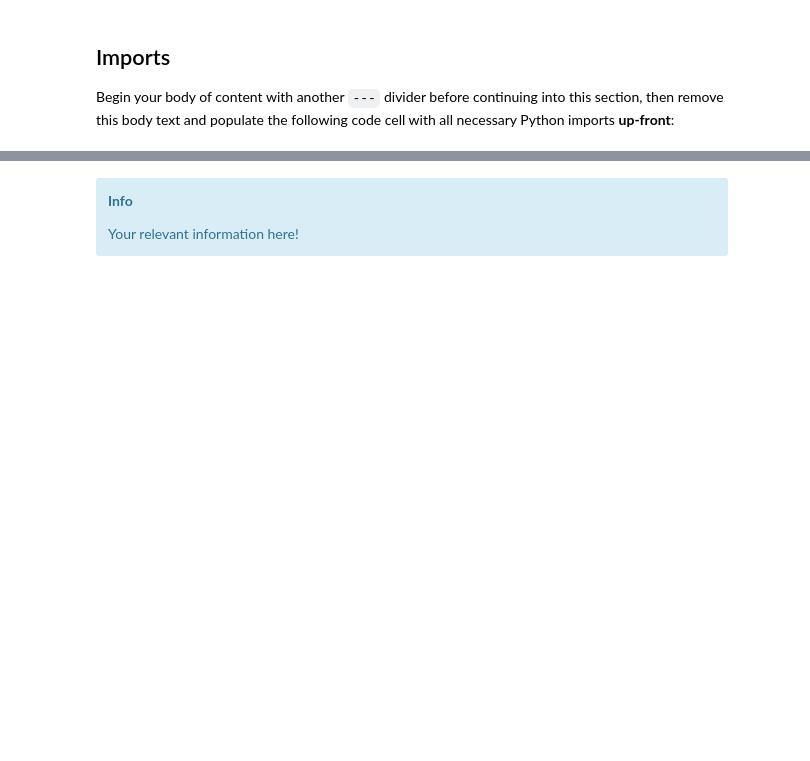
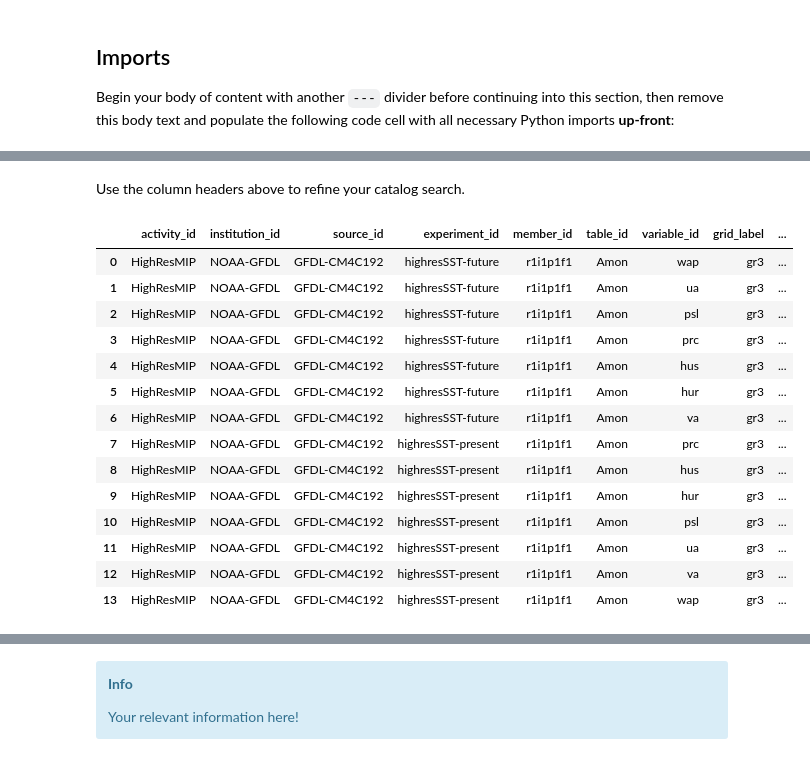
Before and after one commit to ProjectPythia/CFC-extreme-weather-cookbook, a Jupyter notebook: notebooks/cfc-atm.ipynb, the cells around one changed output, grey strips where cells are left out. Cells and saved outputs as stored; diff of their text form; code cells hidden in the pictures; blank space fills up the shorter version.

Commit message:
switched to intake-ESM for multiple variables.

```diff
--- a/notebooks/cfc-atm.ipynb
+++ b/notebooks/cfc-atm.ipynb
@@ -322,0 +165,4 @@ If you're comfortable, and as we briefly used for our embedded logo up top, you
+# %%
+cat_url = "https://storage.googleapis.com/cmip6/pangeo-cmip6.json"
+col = intake.open_esm_datastore(cat_url)
+col
@@ -322,0 +184,22 @@ If you're comfortable, and as we briefly used for our embedded logo up top, you
+# %% [markdown]
+Use the column headers above to refine your catalog search.
+# %%
+cat = col.search(activity_id='HighResMIP', institution_id='NOAA-GFDL', experiment_id=['highresSST-present', 'highresSST-future'],
+                 table_id='Amon', variable_id=['psl', 'wap', 'prc', 'hur', 'ua', 'va', 'hus'])
+cat.df
+# %% [output]
+|  | activity_id | institution_id | source_id | experiment_id | member_id | table_id | variable_id | grid_label | ... |
+| 0 | HighResMIP | NOAA-GFDL | GFDL-CM4C192 | highresSST-future | r1i1p1f1 | Amon | wap | gr3 | ... |
+| 1 | HighResMIP | NOAA-GFDL | GFDL-CM4C192 | highresSST-future | r1i1p1f1 | Amon | ua | gr3 | ... |
+| 2 | HighResMIP | NOAA-GFDL | GFDL-CM4C192 | highresSST-future | r1i1p1f1 | Amon | psl | gr3 | ... |
+| 3 | HighResMIP | NOAA-GFDL | GFDL-CM4C192 | highresSST-future | r1i1p1f1 | Amon | prc | gr3 | ... |
+| 4 | HighResMIP | NOAA-GFDL | GFDL-CM4C192 | highresSST-future | r1i1p1f1 | Amon | hus | gr3 | ... |
+| 5 | HighResMIP | NOAA-GFDL | GFDL-CM4C192 | highresSST-future | r1i1p1f1 | Amon | hur | gr3 | ... |
+| 6 | HighResMIP | NOAA-GFDL | GFDL-CM4C192 | highresSST-future | r1i1p1f1 | Amon | va | gr3 | ... |
+| 7 | HighResMIP | NOAA-GFDL | GFDL-CM4C192 | highresSST-present | r1i1p1f1 | Amon | prc | gr3 | ... |
+| 8 | HighResMIP | NOAA-GFDL | GFDL-CM4C192 | highresSST-present | r1i1p1f1 | Amon | hus | gr3 | ... |
+| 9 | HighResMIP | NOAA-GFDL | GFDL-CM4C192 | highresSST-present | r1i1p1f1 | Amon | hur | gr3 | ... |
+| 10 | HighResMIP | NOAA-GFDL | GFDL-CM4C192 | highresSST-present | r1i1p1f1 | Amon | psl | gr3 | ... |
+| 11 | HighResMIP | NOAA-GFDL | GFDL-CM4C192 | highresSST-present | r1i1p1f1 | Amon | ua | gr3 | ... |
+| 12 | HighResMIP | NOAA-GFDL | GFDL-CM4C192 | highresSST-present | r1i1p1f1 | Amon | va | gr3 | ... |
+| 13 | HighResMIP | NOAA-GFDL | GFDL-CM4C192 | highresSST-present | r1i1p1f1 | Amon | wap | gr3 | ... |
```
Also changed, not shown: parts of 30 cells of this notebook.
